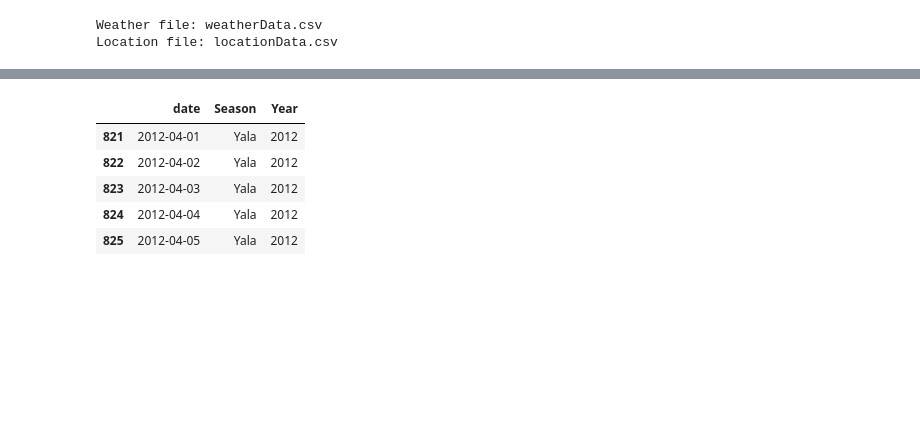
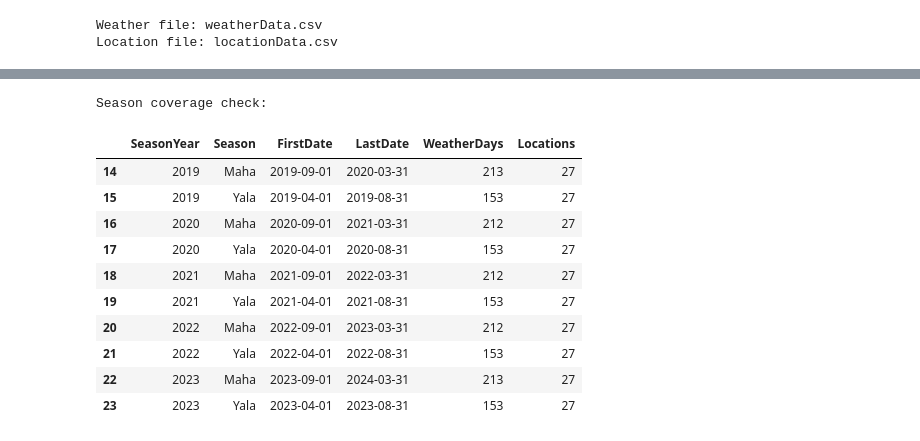
Before and after one commit to DTD-Wijesinghe/IT3091---Machine-Learning-Assignment, a Jupyter notebook: 02_IT24100533_Danthanarayana_DMR_Weather.ipynb, the cells around one changed output, grey strips where cells are left out. Saved outputs shown, nothing was run; the diff lists cells and outputs as text; code cells hidden in the pictures; blank space fills up the shorter version.

```diff
--- a/02_IT24100533_Danthanarayana_DMR_Weather.ipynb
+++ b/02_IT24100533_Danthanarayana_DMR_Weather.ipynb
@@ -98,30 +153,53 @@ Weather shape: (142371, 22)
 # %%
 def season_and_year(dt):
     m, y = dt.month, dt.year
 
     if m in [4, 5, 6, 7, 8]:
         return pd.Series(["Yala", y])
 
     if m in [9, 10, 11, 12]:
         return pd.Series(["Maha", y])
 
     if m in [1, 2, 3]:
         return pd.Series(["Maha", y - 1])
 
     return pd.Series([pd.NA, pd.NA])
 
-weather[["Season", "Year"]] = weather["date"].apply(season_and_year)
-weather["Year"] = pd.to_numeric(weather["Year"], errors="coerce").astype("Int64")
-weather = weather[weather["Year"].between(2012, 2023)].copy()
 
-display(weather[["date", "Season", "Year"]].head())
+weather[["Season", "SeasonYear"]] = weather["date"].apply(season_and_year)
+weather["SeasonYear"] = pd.to_numeric(
+    weather["SeasonYear"],
+    errors="coerce"
+).astype("Int64")
+
+season_coverage = (
+    weather[
+        weather["SeasonYear"].between(2012, 2023)
+    ]
+    .groupby(["SeasonYear", "Season"], as_index=False)
+    .agg(
+        FirstDate=("date", "min"),
+        LastDate=("date", "max"),
+        WeatherDays=("date", "nunique"),
+        Locations=("location_id", "nunique")
+    )
+)
+
+print("Season coverage check:")
+display(season_coverage.tail(10))
 # %% [output]
+Season coverage check:
-|  | date | Season | Year |
-| 821 | 2012-04-01 | Yala | 2012 |
-| 822 | 2012-04-02 | Yala | 2012 |
-| 823 | 2012-04-03 | Yala | 2012 |
-| 824 | 2012-04-04 | Yala | 2012 |
-| 825 | 2012-04-05 | Yala | 2012 |
+|  | SeasonYear | Season | FirstDate | LastDate | WeatherDays | Locations |
+| 14 | 2019 | Maha | 2019-09-01 | 2020-03-31 | 213 | 27 |
+| 15 | 2019 | Yala | 2019-04-01 | 2019-08-31 | 153 | 27 |
+| 16 | 2020 | Maha | 2020-09-01 | 2021-03-31 | 212 | 27 |
+| 17 | 2020 | Yala | 2020-04-01 | 2020-08-31 | 153 | 27 |
+| 18 | 2021 | Maha | 2021-09-01 | 2022-03-31 | 212 | 27 |
+| 19 | 2021 | Yala | 2021-04-01 | 2021-08-31 | 153 | 27 |
+| 20 | 2022 | Maha | 2022-09-01 | 2023-03-31 | 212 | 27 |
+| 21 | 2022 | Yala | 2022-04-01 | 2022-08-31 | 153 | 27 |
+| 22 | 2023 | Maha | 2023-09-01 | 2024-03-31 | 213 | 27 |
+| 23 | 2023 | Yala | 2023-04-01 | 2023-08-31 | 153 | 27 |
 # %%
 WEATHER_COLS = [
     "temperature_2m_mean (°C)",
```
Also changed, not shown: parts of 12 cells of this notebook, 2 other files.
